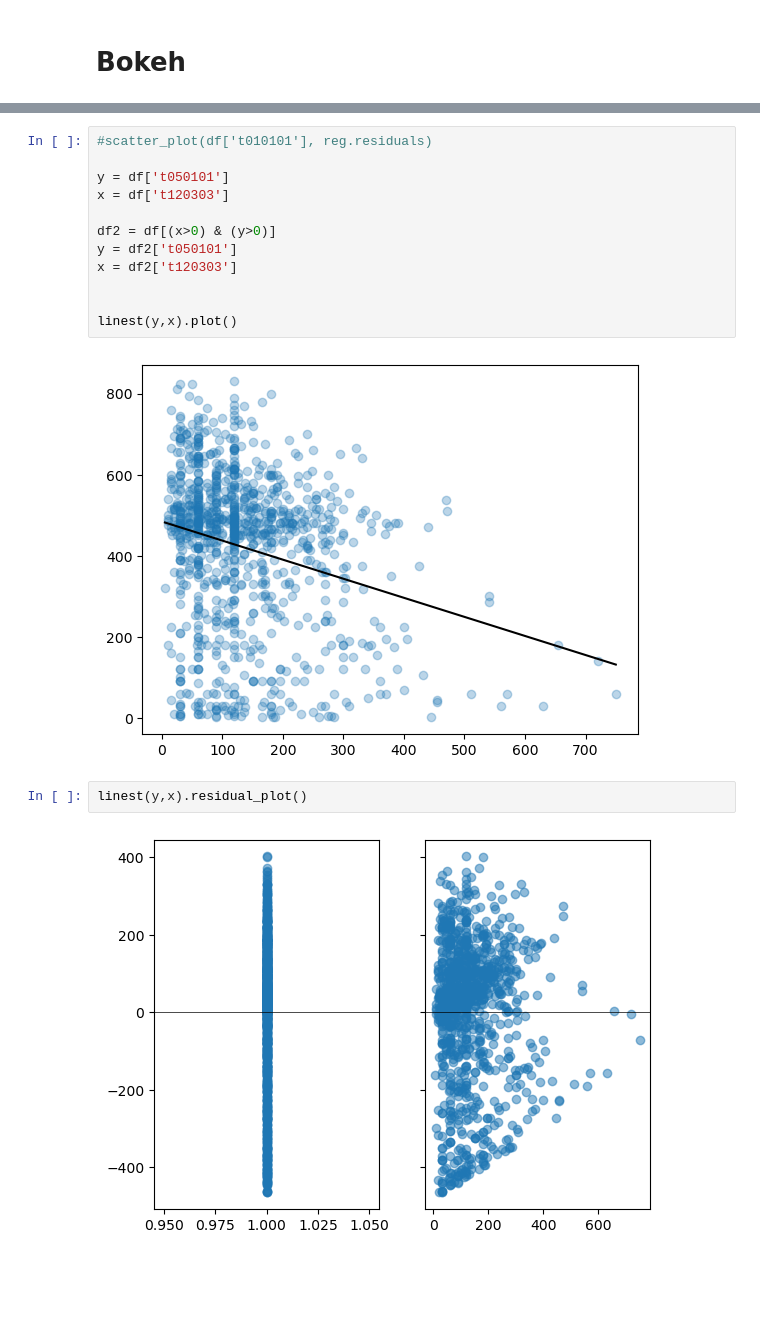
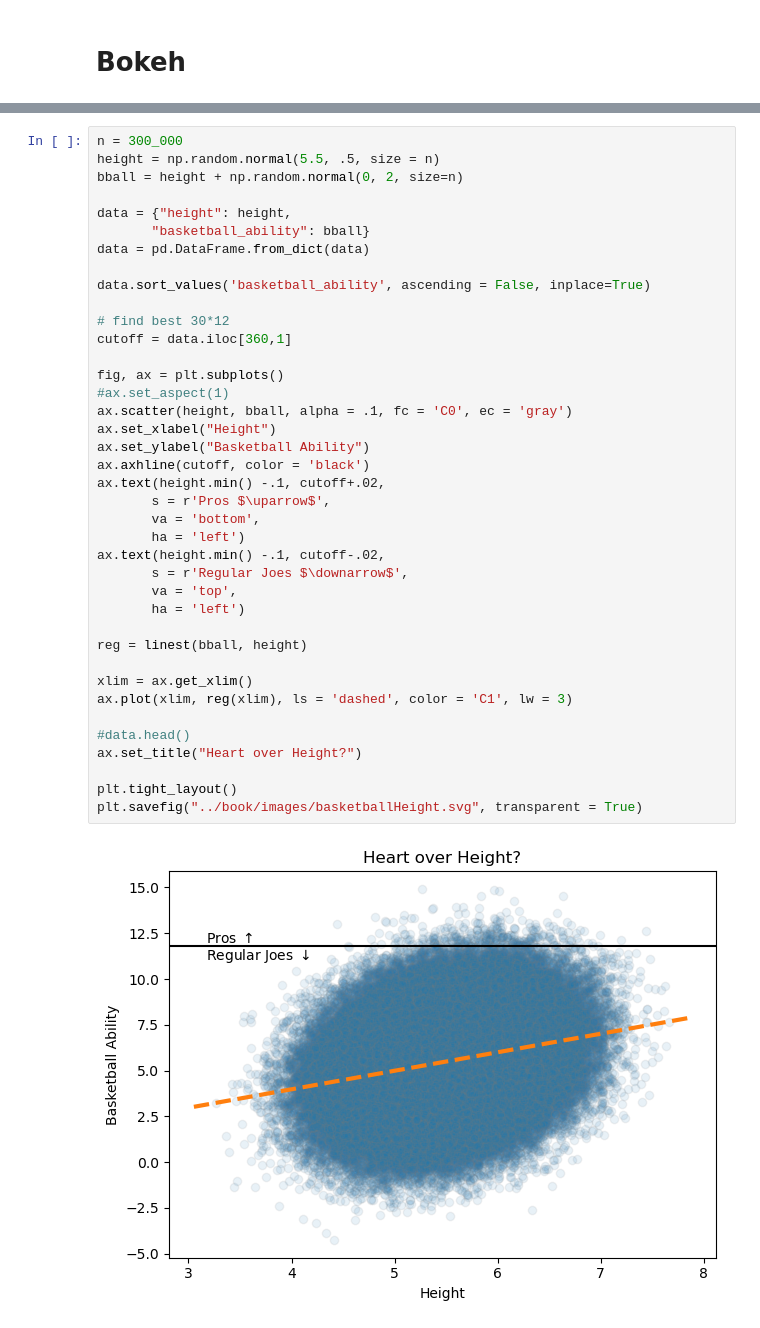
Before and after one commit to alexanderthclark/Stats1101, a Jupyter notebook: helpers/regressionHelper.ipynb, the cells around one changed output, grey strips where cells are left out. Drawn from its saved outputs; the diff is of its cells as text; blank space fills up the shorter version.

```diff
--- a/helpers/regressionHelper.ipynb
+++ b/helpers/regressionHelper.ipynb
@@ -583,18 +486,41 @@ scatter_plot(df['t010101'], reg.residuals)
-# %%
-#scatter_plot(df['t010101'], reg.residuals)
-
-y = df['t050101']
-x = df['t120303']
-
-df2 = df[(x>0) & (y>0)]
-y = df2['t050101']
-x = df2['t120303']
-
-
-linest(y,x).plot()
-# %% [output]
-[figure, removed]
-# %%
-linest(y,x).residual_plot()
-# %% [output]
-[figure, removed]
+# %%
+n = 300_000
+height = np.random.normal(5.5, .5, size = n)
+bball = height + np.random.normal(0, 2, size=n)
+
+data = {"height": height,
+       "basketball_ability": bball}
+data = pd.DataFrame.from_dict(data)
+
+data.sort_values('basketball_ability', ascending = False, inplace=True)
+
+# find best 30*12
+cutoff = data.iloc[360,1]
+
+fig, ax = plt.subplots()
+#ax.set_aspect(1)
+ax.scatter(height, bball, alpha = .1, fc = 'C0', ec = 'gray')
+ax.set_xlabel("Height")
+ax.set_ylabel("Basketball Ability")
+ax.axhline(cutoff, color = 'black')
+ax.text(height.min() -.1, cutoff+.02,
+       s = r'Pros $\uparrow$',
+       va = 'bottom',
+       ha = 'left')
+ax.text(height.min() -.1, cutoff-.02,
+       s = r'Regular Joes $\downarrow$',
+       va = 'top',
+       ha = 'left')
+
+reg = linest(bball, height)
+
+xlim = ax.get_xlim()
+ax.plot(xlim, reg(xlim), ls = 'dashed', color = 'C1', lw = 3)
+
+#data.head()
+ax.set_title("Heart over Height?")
+
+plt.tight_layout()
+plt.savefig("../book/images/basketballHeight.svg", transparent = True)
+# %% [output]
+[figure, added]
```
Also changed, not shown: parts of 21 cells of this notebook, 20 other files.
